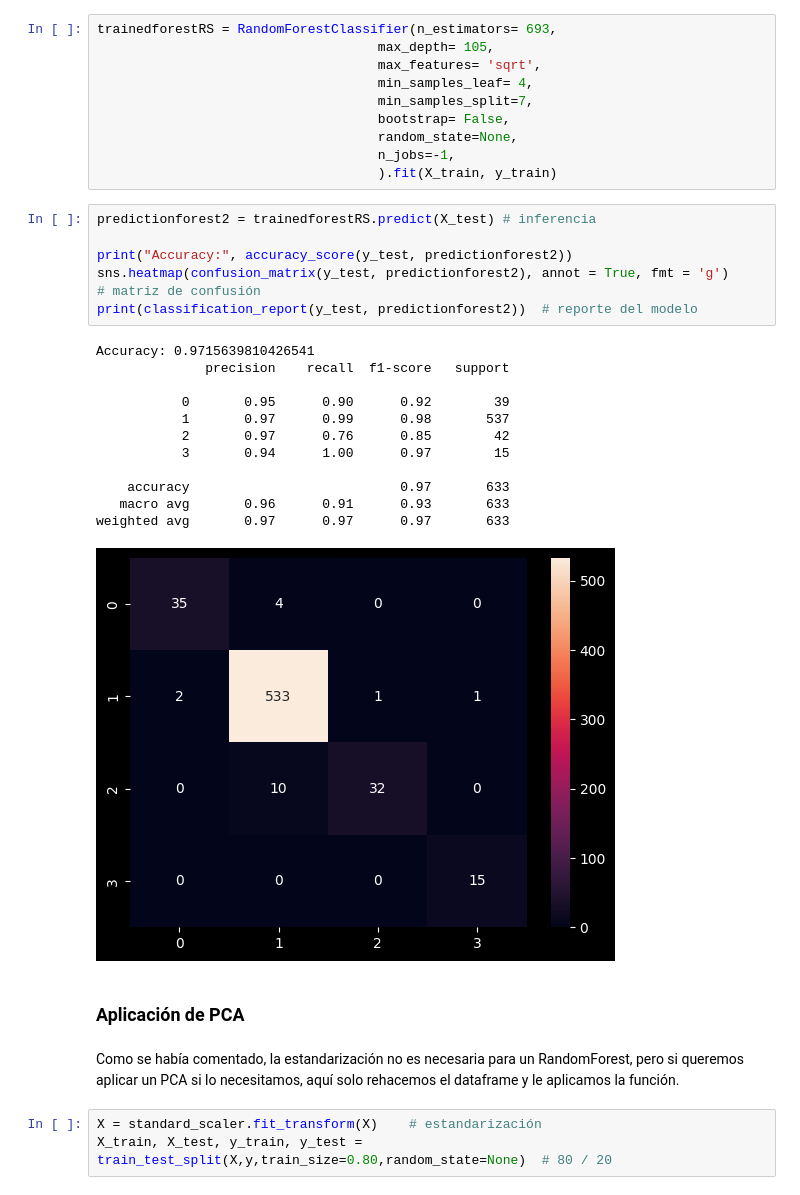
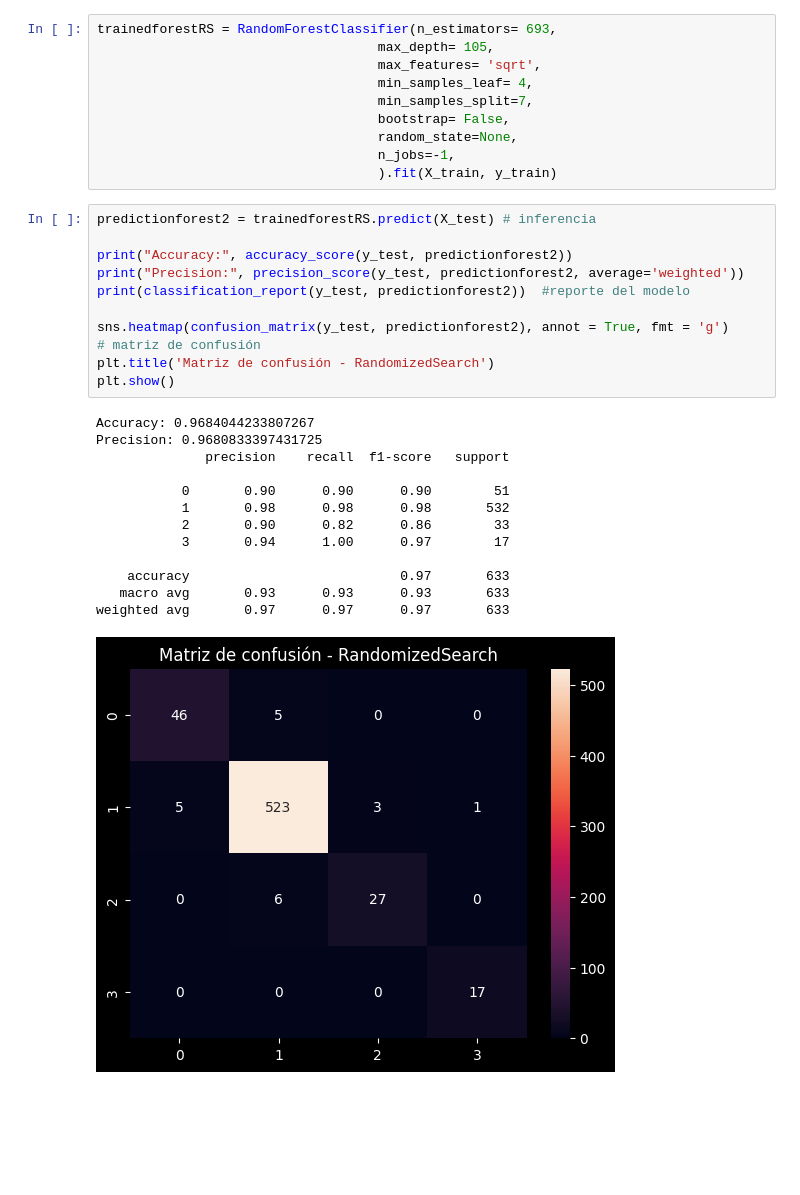
Before and after one commit to zamef/ProyectoTSBM, a Jupyter notebook: ProyectoDeteccionQueratocono.ipynb, the cells around one changed output. Drawn from its saved outputs; the diff is of its cells as text; blank space fills up the shorter version.

```diff
--- a/ProyectoDeteccionQueratocono.ipynb
+++ b/ProyectoDeteccionQueratocono.ipynb
@@ -547,26 +568,24 @@ trainedforestRS = RandomForestClassifier(n_estimators= 693,
 # %%
 predictionforest2 = trainedforestRS.predict(X_test) # inferencia
 
 print("Accuracy:", accuracy_score(y_test, predictionforest2))
+print("Precision:", precision_score(y_test, predictionforest2, average='weighted'))
+print(classification_report(y_test, predictionforest2))  #reporte del modelo
+
 sns.heatmap(confusion_matrix(y_test, predictionforest2), annot = True, fmt = 'g')    # matriz de confusión
-print(classification_report(y_test, predictionforest2))  # reporte del modelo
+plt.title('Matriz de confusión - RandomizedSearch')
+plt.show()
 # %% [output]
-Accuracy: 0.9715639810426541
+Accuracy: 0.9684044233807267
+Precision: 0.9680833397431725
               precision    recall  f1-score   support
 
-           0       0.95      0.90      0.92        39
-           1       0.97      0.99      0.98       537
-           2       0.97      0.76      0.85        42
-           3       0.94      1.00      0.97        15
+           0       0.90      0.90      0.90        51
+           1       0.98      0.98      0.98       532
+           2       0.90      0.82      0.86        33
+           3       0.94      1.00      0.97        17
 
     accuracy                           0.97       633
-   macro avg       0.96      0.91      0.93       633
+   macro avg       0.93      0.93      0.93       633
 weighted avg       0.97      0.97      0.97       633
-[figure, old version]
+[figure, new version]
-# %% [markdown]
-### **Aplicación de PCA**
-# %% [markdown]
-Como se había comentado, la estandarización no es necesaria para un RandomForest, pero si queremos aplicar un PCA si lo necesitamos, aquí solo rehacemos el dataframe y le aplicamos la función.
-# %%
-X = standard_scaler.fit_transform(X)    # estandarización
-X_train, X_test, y_train, y_test = train_test_split(X,y,train_size=0.80,random_state=None)  # 80 / 20
```
Also changed, not shown: parts of 19 cells of this notebook.
